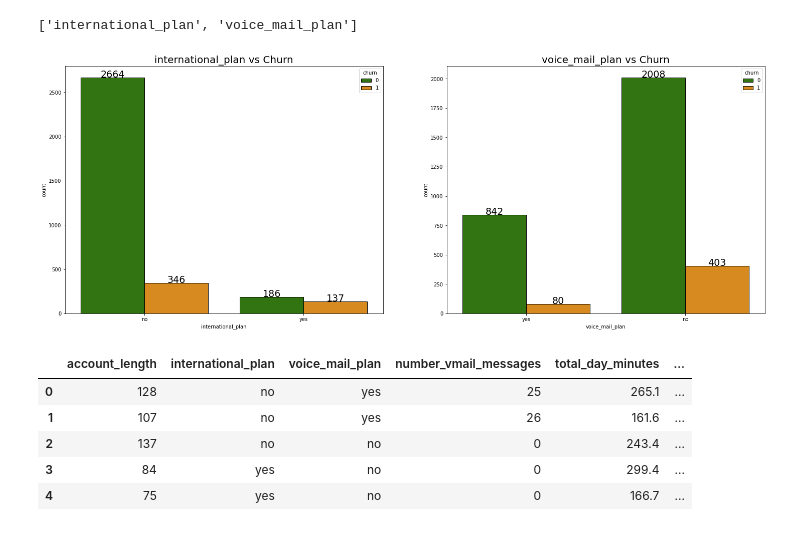
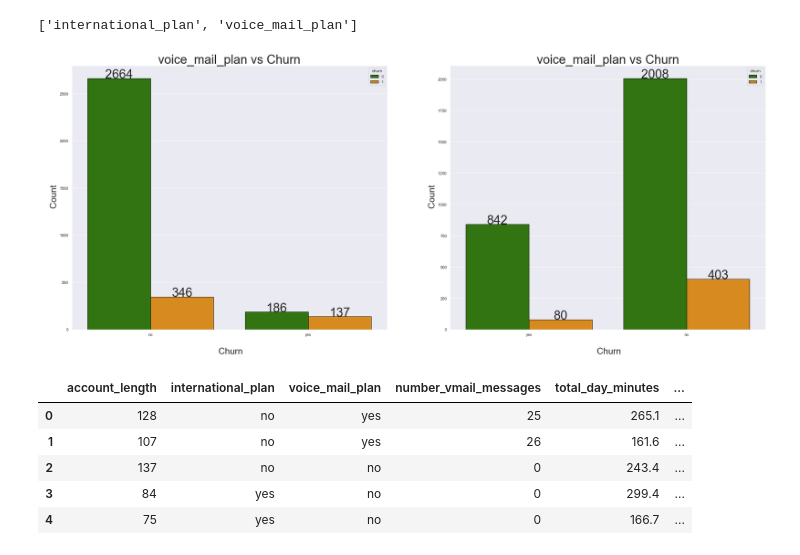
Before and after one commit to Dmoreir1/DSC-Flatiron-Project3, a Jupyter notebook: main-project-notebook.ipynb, the cells around one changed output. Drawn from its saved outputs; the diff is of its cells as text; code cells hidden in the pictures.

Commit message:
Fixed X labels fontsize

```diff
--- a/main-project-notebook.ipynb
+++ b/main-project-notebook.ipynb
@@ -211,17 +211,16 @@ circle = [l[0] / sum(l) * 100,l[1] / sum(l) * 100]
 
 fig = plt.subplots(nrows = 1,ncols = 2,figsize = (18,8))
 plt.subplot(1,2,1)
-plt.pie(circle,labels = ['Not-Churn Customer','Churn Customer'],autopct = '%1.1f%%',startangle = 90,explode = (0.1,0),colors = colors,
+plt.pie(circle, labels = ['Not-Churn Customer','Churn Customer'], autopct = '%1.1f%%', startangle = 90, explode = (0.1,0), colors = colors,
        wedgeprops = {'edgecolor' : 'black','linewidth': 1,'antialiased' : True})
-plt.title('Churn - Not-Churn %', size = 15)
+plt.title('Churn - Not-Churn %', size = 25)
 
 # Ploting a bar chart to get the total numbers of churned and not churned customers
 plt.subplot(1,2,2)
 ax = sns.countplot('churn',data = df_cleaned ,palette = colors,edgecolor = 'black')
 for rect in ax.patches:
-    ax.text(rect.get_x() + rect.get_width() / 2, rect.get_height() + 2, rect.get_height(), horizontalalignment='center', fontsize = 15)
-ax.set_xticklabels(['Not-Churn Customers','Churn Customers'])
-
-plt.title('Number of Churn - Not-Churn Customers', size = 15);
+    ax.text(rect.get_x() + rect.get_width() / 2, rect.get_height() + 2, rect.get_height(), horizontalalignment = 'center', fontsize = 25)
+ax.set_xticklabels(['Not-Churn Customers','Churn Customers'], fontsize = 15)
+plt.title('Number of Churn - Not-Churn Customers', size = 25);
 plt.show()
 # %% [output]
@@ -255,16 +254,17 @@ categorical_columns
 # %% [output]
 ['international_plan', 'voice_mail_plan']
 # %%
-fig = plt.subplots(nrows = 1,ncols = 2,figsize = (25,20))
+fig = plt.subplots(nrows = 1,ncols = 2,figsize = (35,30))
 for data in range(len(categorical_columns)):
     plt.subplot(2,2, data + 1)
     ax = sns.countplot(categorical_columns[data],data = df_cleaned, hue = "churn", palette = colors, edgecolor = 'black')
     for rect in ax.patches:
-        ax.text(rect.get_x() + rect.get_width() / 2, rect.get_height() + 2, rect.get_height(), horizontalalignment ='center', fontsize = 19)
-    title = categorical_columns[data] + ' vs Churn'
-    plt.title(title, size = 20);
+        ax.text(rect.get_x() + rect.get_width() / 2, rect.get_height() + 2, rect.get_height(), horizontalalignment = 'center', fontsize = 35)
+    ax.set_ylabel('\n Count',fontsize = 25)
+    ax.set_xlabel('\n Churn',fontsize = 25)
+    plt.title(title, size = 35);
 # %% [output]
-[figure, old version]
+[figure, new version]
 # %%
 # Out of 2664 of customer who doesn't have internal plan 346 churned.
 # Out of 186 customer who have international plan 137 churned.
```
Also changed, not shown: parts of 25 cells of this notebook.
